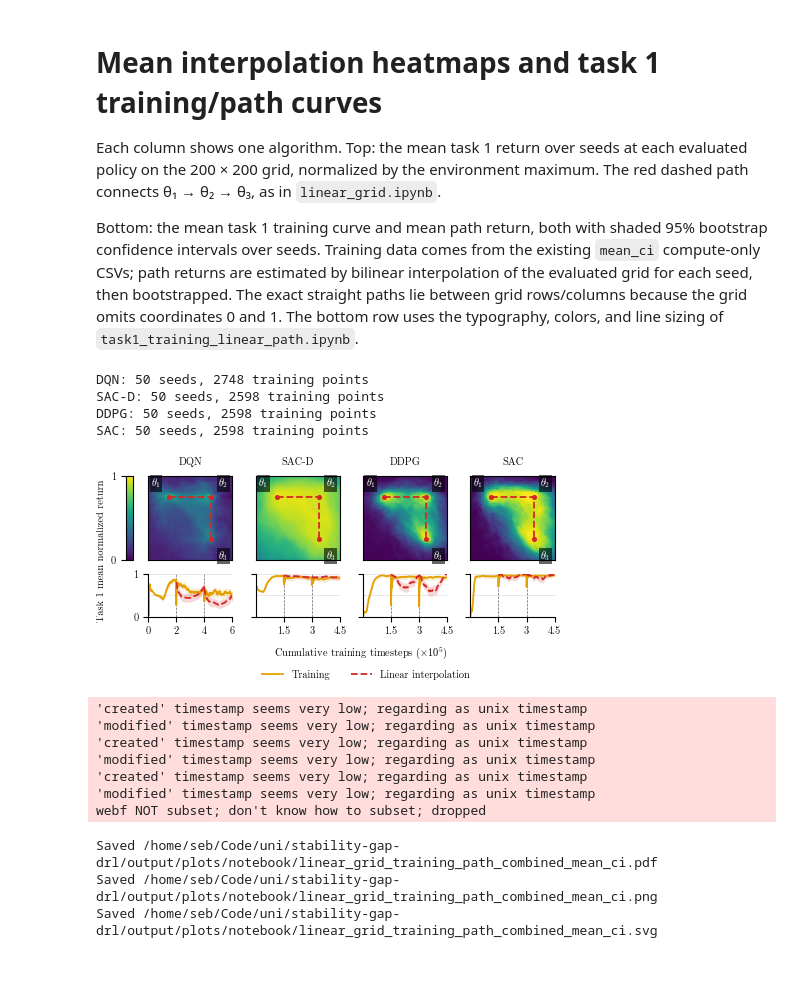
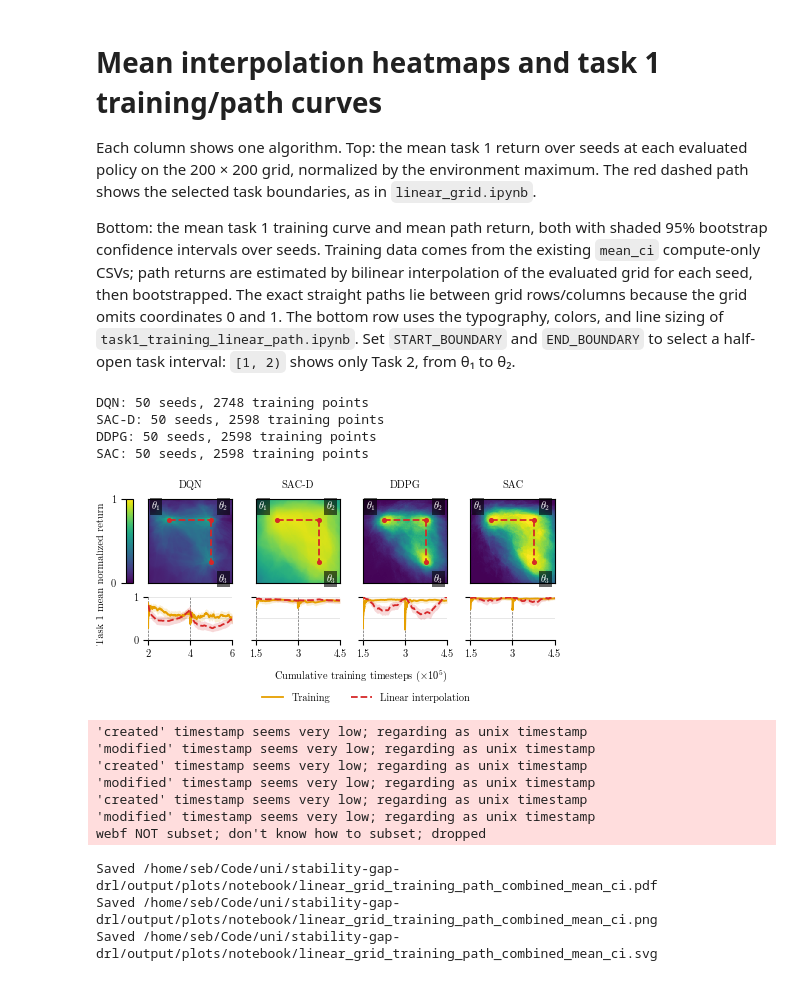
Before and after one commit to sebapusch/stability-gap-drl, a Jupyter notebook: scripts/linear_grid_training_path_combined.ipynb, the cells around one changed output. Saved outputs shown, nothing was run; the diff lists cells and outputs as text; code cells hidden in the pictures.

```diff
--- a/scripts/linear_grid_training_path_combined.ipynb
+++ b/scripts/linear_grid_training_path_combined.ipynb
@@ -1,9 +1,9 @@
 # %% [markdown]
 # Mean interpolation heatmaps and task 1 training/path curves
 
-Each column shows one algorithm. Top: the mean task 1 return over seeds at each evaluated policy on the 200 × 200 grid, normalized by the environment maximum. The red dashed path connects θ₁ → θ₂ → θ₃, as in `linear_grid.ipynb`.
+Each column shows one algorithm. Top: the mean task 1 return over seeds at each evaluated policy on the 200 × 200 grid, normalized by the environment maximum. The red dashed path shows the selected task boundaries, as in `linear_grid.ipynb`.
 
-Bottom: the mean task 1 training curve and mean path return, both with shaded 95% bootstrap confidence intervals over seeds. Training data comes from the existing `mean_ci` compute-only CSVs; path returns are estimated by bilinear interpolation of the evaluated grid for each seed, then bootstrapped. The exact straight paths lie between grid rows/columns because the grid omits coordinates 0 and 1. The bottom row uses the typography, colors, and line sizing of `task1_training_linear_path.ipynb`.
+Bottom: the mean task 1 training curve and mean path return, both with shaded 95% bootstrap confidence intervals over seeds. Training data comes from the existing `mean_ci` compute-only CSVs; path returns are estimated by bilinear interpolation of the evaluated grid for each seed, then bootstrapped. The exact straight paths lie between grid rows/columns because the grid omits coordinates 0 and 1. The bottom row uses the typography, colors, and line sizing of `task1_training_linear_path.ipynb`. Set `START_BOUNDARY` and `END_BOUNDARY` to select a half-open task interval: `[1, 2)` shows only Task 2, from θ₁ to θ₂.
 # %%
 from pathlib import Path
 import sys
@@ -59,6 +59,11 @@ PLOTS = [
 ]
 SOLUTIONS = {"theta1": (0.0, 1.0), "theta2": (1.0, 1.0), "theta3": (1.0, 0.0)}
 SOLUTION_CHECKPOINT = {"theta1": 1, "theta2": 2, "theta3": 3}
+# Zero-based task boundaries; [1, 2) shows Task 2 (start to end).
+START_BOUNDARY = 1
+END_BOUNDARY = 3
+if not all(0 <= START_BOUNDARY < END_BOUNDARY <= cfg["num_tasks"] for cfg in PLOTS):
+    raise ValueError("Expected 0 <= START_BOUNDARY < END_BOUNDARY <= num_tasks for every panel.")
 TRAIN_COLOR = "#E69F00"
 PATH_COLOR = "#D62728"
 X_LABEL = r"Cumulative training timesteps ($\times 10^5$)"
@@ -181,12 +186,24 @@ for column, (ax_heat, ax_curve, data) in enumerate(zip(heat_axes, curve_axes, pa
     extent = (alpha_axis[0], alpha_axis[-1], beta_axis[0], beta_axis[-1])
     mean_image = ax_heat.imshow(mean_grid, origin="lower", extent=extent,
                                 vmin=0, vmax=1, cmap="viridis", interpolation="nearest")
-    ax_heat.plot([0, 1, 1], [1, 1, 0], color=PATH_COLOR, linestyle="--", linewidth=STROKES["curve"])
-    ax_heat.scatter([0, 1, 1], [1, 1, 0], s=8, color=PATH_COLOR, zorder=3)
-    for x, y, name, offset in [(0, 1, r"$\theta_1$", (-6, 5)),
-                               (1, 1, r"$\theta_2$", (5, 5)),
-                               (1, 0, r"$\theta_3$", (5, -7))]:
-        ax_heat.annotate(name, (x, y), xytext=offset, textcoords="offset points",
+    selected_paths = [path for path in paths
+                      if START_BOUNDARY <= SOLUTION_CHECKPOINT[path[0]]
+                      and SOLUTION_CHECKPOINT[path[1]] <= END_BOUNDARY]
+    selected_names = set()
+    for first, second, *_ in selected_paths:
+        a, b = SOLUTIONS[first], SOLUTIONS[second]
+        ax_heat.plot([a[0], b[0]], [a[1], b[1]], color=PATH_COLOR,
+                     linestyle="--", linewidth=STROKES["curve"])
+        selected_names.update((first, second))
+    for name in selected_names:
+        ax_heat.scatter(*SOLUTIONS[name], s=8, color=PATH_COLOR, zorder=3)
+    for name, x, y, offset in [("theta1", 0, 1, (-6, 5)),
+                               ("theta2", 1, 1, (5, 5)),
+                               ("theta3", 1, 0, (5, -7))]:
+        if name not in selected_names:
+            continue
+        label = rf"$\theta_{SOLUTION_CHECKPOINT[name]}$"
+        ax_heat.annotate(label, (x, y), xytext=offset, textcoords="offset points",
                          color="white", ha="right" if offset[0] < 0 else "left",
                          va="bottom" if offset[1] > 0 else "top",
                          bbox={"facecolor": "black", "alpha": .6, "edgecolor": "none", "pad": 1})
@@ -195,60 +212,66 @@ for column, (ax_heat, ax_curve, data) in enumerate(zip(heat_axes, curve_axes, pa
     ax_heat.set_yticks([])
 
     scale = cfg["max_return"]
-    times = training.timestep.to_numpy(float)
-    ax_curve.plot(times, training.center.to_numpy() / scale,
-                  color=TRAIN_COLOR, label="Training")
-    ax_curve.fill_between(times, training.lower.to_numpy() / scale,
-                          training.upper.to_numpy() / scale,
+    start_time = START_BOUNDARY * cfg["timesteps_per_task"]
+    end_time = END_BOUNDARY * cfg["timesteps_per_task"]
+    visible_training = training.loc[training.timestep.between(start_time, end_time)]
+    times = visible_training.timestep.to_numpy(float)
+    ax_curve.plot(times, visible_training.center.to_numpy() / scale,
+                  color=TRAIN_COLOR, label="Training", zorder=6)
+    ax_curve.fill_between(times, visible_training.lower.to_numpy() / scale,
+                          visible_training.upper.to_numpy() / scale,
                           color=TRAIN_COLOR, alpha=.18, linewidth=STROKES["band_edge"])
-    for index, (first, second, progress, center, lower, upper) in enumerate(paths):
+    for index, (first, second, progress, center, lower, upper) in enumerate(selected_paths):
         path_times = cfg["timesteps_per_task"] * (
             SOLUTION_CHECKPOINT[first] + progress *
             (SOLUTION_CHECKPOINT[second] - SOLUTION_CHECKPOINT[first]))
         ax_curve.plot(path_times, center / scale, color=PATH_COLOR, linestyle="--",
-                      label="Linear interpolation" if index == 0 else None)
+                      label="Linear interpolation" if index == 0 else None, zorder=7)
         ax_curve.fill_between(path_times, lower / scale, upper / scale,
                               color=PATH_COLOR, alpha=.18, linewidth=STROKES["band_edge"])
-    total = cfg["timesteps_per_task"] * cfg["num_tasks"]
-    for boundary in range(1, cfg["num_tasks"]):
+    for boundary in range(START_BOUNDARY + 1, END_BOUNDARY):
         ax_curve.axvline(boundary * cfg["timesteps_per_task"], color="0.4",
                          linewidth=STROKES["task_boundary"], linestyle="--", zorder=0)
-    ax_curve.set(xlim=(0, total), ylim=(0, 1))
+    ax_curve.set(xlim=(start_time, end_time), ylim=(0, 1))
     ax_curve.set_box_aspect(.5)  # plot_iqm.py uses 10 x 5 for standard curves
     ax_curve.set_yticks([0, 1], labels=["0", "1"])
-    tick_tasks = np.arange(cfg["num_tasks"] + 1)
-    if column > 0:
-         tick_tasks = tick_tasks[1:]  # avoid adjacent panels' 0/end labels colliding
+    tick_tasks = np.arange(START_BOUNDARY, END_BOUNDARY + 1)
+    # if column > 0:
+    #      tick_tasks = tick_tasks[1:]  # avoid adjacent panels' 0/end labels colliding
 
 
     ax_curve.set_xticks(tick_tasks * cfg["timesteps_per_task"])
     ax_curve.xaxis.set_major_formatter(FuncFormatter(format_timestep))
     ax_curve.grid(axis="y", color="0.8", alpha=.65)
     ax_curve.axhline(.5, color="0.8", alpha=.65, linewidth=STROKES["grid"], zorder=0)
     ax_curve.spines[["top", "right"]].set_visible(False)
+    if START_BOUNDARY > 0:
+        ax_curve.spines["left"].set_visible(False)
+        ax_curve.axvline(start_time, color="0.4", linestyle="--",
+                         linewidth=STROKES["task_boundary"], zorder=5, clip_on=False)
     if column:
         ax_curve.tick_params(axis="y", labelleft=False)
 
 
 colorbar = fig.colorbar(mean_image, cax=mean_cax, ticks=[0, 1])
 colorbar.ax.set_yticklabels(["0", "1"])
 colorbar.ax.yaxis.set_ticks_position("left")
 colorbar.ax.yaxis.set_label_position("left")
 fig.supylabel(Y_LABEL, y=.57, x=.018)
 fig.supxlabel(X_LABEL, y=.25 / fig.get_figheight() + .01, x=.57)
 handles, labels = curve_axes[0].get_legend_handles_labels()
 fig.legend(handles, labels, frameon=False, loc="lower center", ncol=2,
            bbox_to_anchor=(.58, 0))
 plt.show()
 
 if SAVE:
     OUT.mkdir(parents=True, exist_ok=True)
     for suffix in ("pdf", "png", "svg"):
         output = OUT / f"{OUTPUT_STEM}.{suffix}"
         export_figure(fig, output, dpi=300)
         print(f"Saved {output}")
 # %% [output]
-[figure, old version]
+[figure, new version]
 'created' timestamp seems very low; regarding as unix timestamp
 'modified' timestamp seems very low; regarding as unix timestamp
 'created' timestamp seems very low; regarding as unix timestamp
```
Also changed, not shown: 10 other files.
